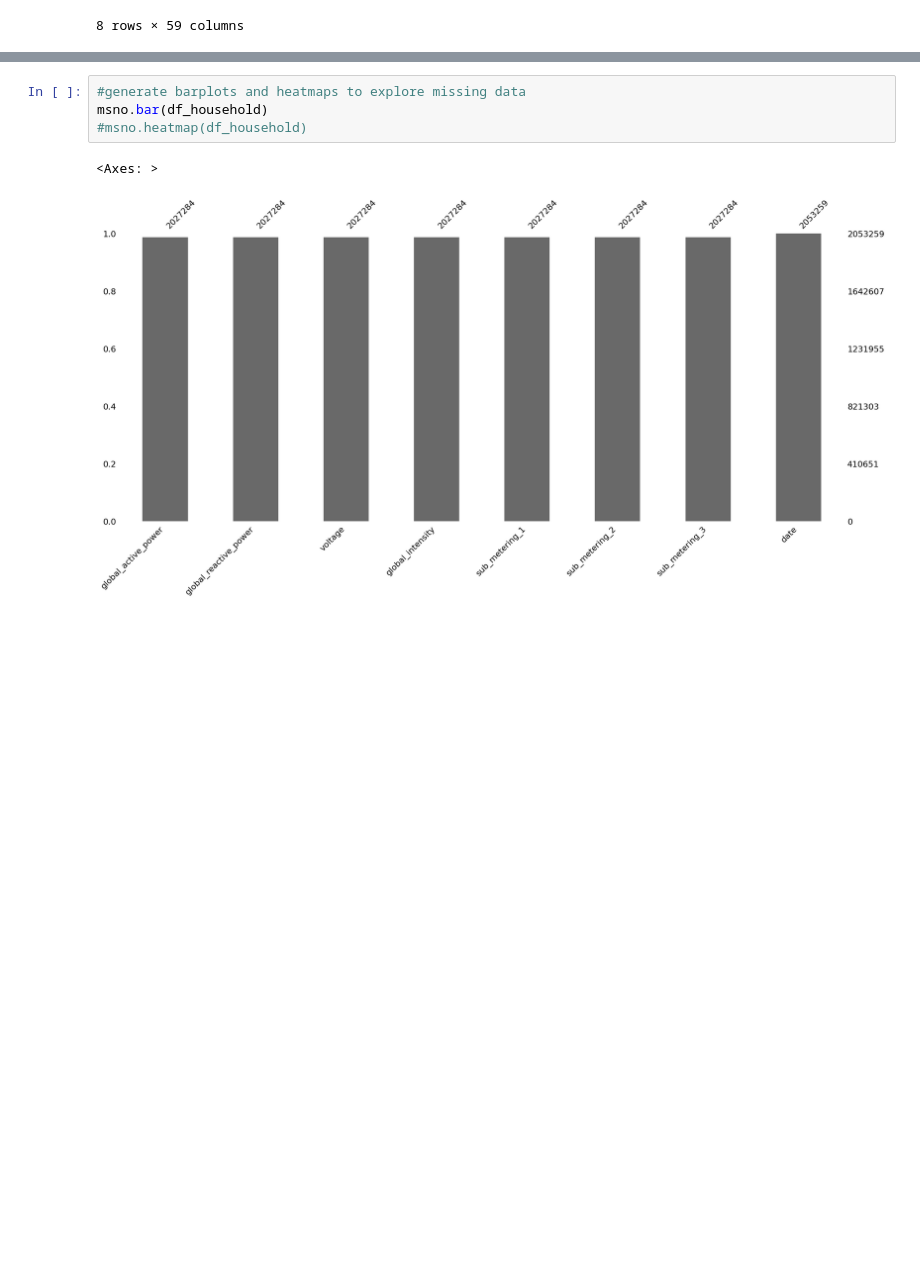
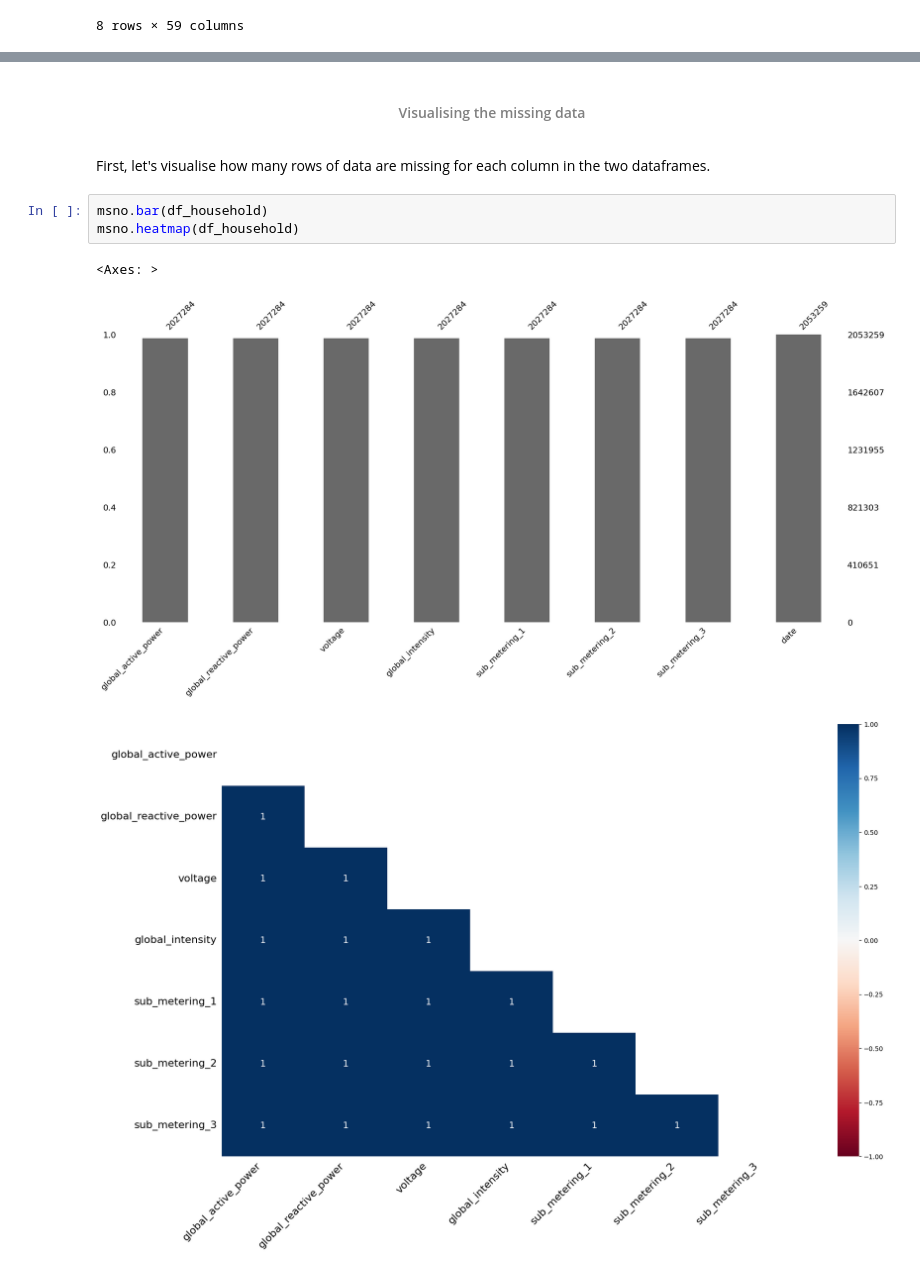
Before and after one commit to ArkhamKnightGPC/Power-consumption-weather, a Jupyter notebook: p1.ipynb, the cells around one changed output, grey strips where cells are left out. Drawn from its saved outputs; the diff is of its cells as text; blank space fills up the shorter version.

```diff
--- a/p1.ipynb
+++ b/p1.ipynb
@@ -181,7 +182,11 @@ df_station.describe(include='all')
+# %% [markdown]
+<h4 align="center"> <font color='gray'>Visualising the missing data</font></h4> <a class="anchor" id="1.2.1"></a>
+# %% [markdown]
+First, let's visualise how many rows of data are missing for each column in the two dataframes.
 # %%
-#generate barplots and heatmaps to explore missing data
 msno.bar(df_household)
-#msno.heatmap(df_household)
+msno.heatmap(df_household)
 # %% [output]
 <Axes: >
 [figure]
+[figure, added]
```
Also changed, not shown: parts of 22 cells of this notebook.
